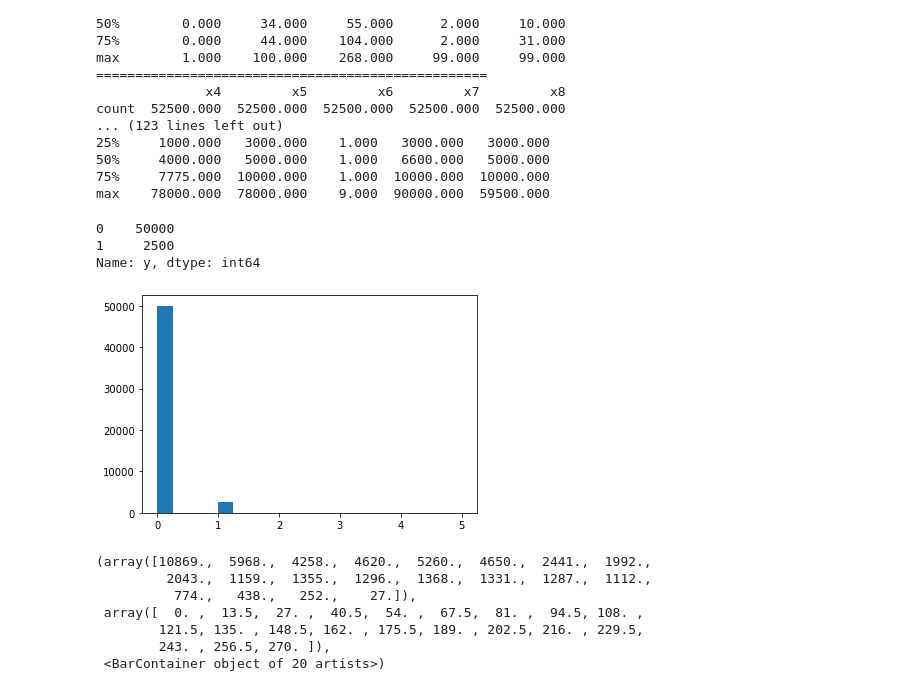
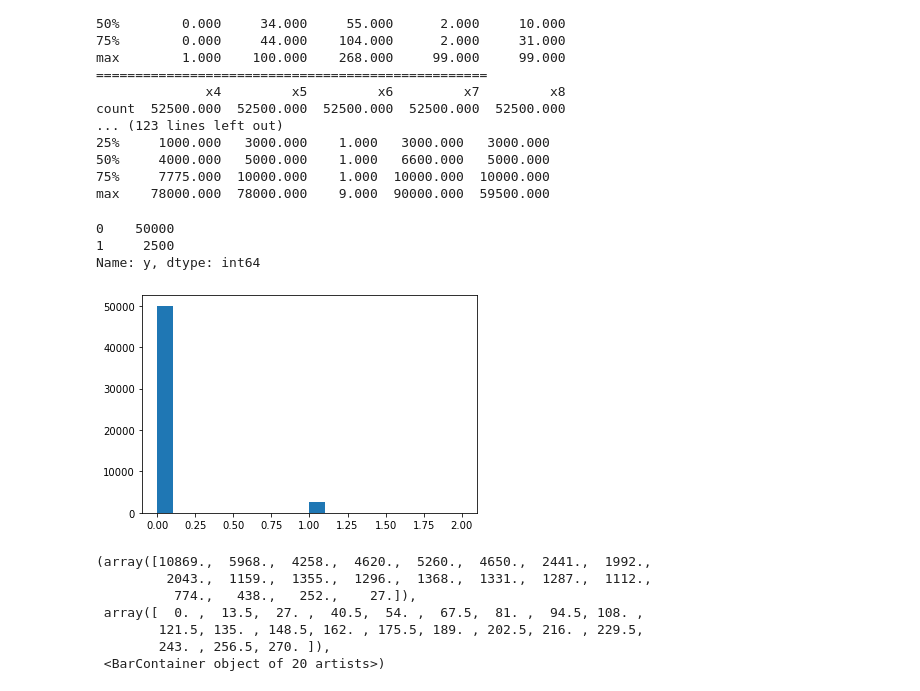
Before and after one commit to tk-tatsuro/data-science, a Jupyter notebook: bainary_classification/binary_classification.ipynb, the cells around one changed output. Drawn from its saved outputs; the diff is of its cells as text; code cells hidden in the pictures.

```diff
--- a/bainary_classification/binary_classification.ipynb
+++ b/bainary_classification/binary_classification.ipynb
@@ -313,8 +296,8 @@ max    78000.000  78000.000    9.000  90000.000  59500.000
 # %%
-plt.hist(df['y'], bins=20, range=(0,5))
+plt.hist(df['y'], bins=20, range=(0,2))
 df['y'].value_counts()
 # %% [output]
 0    50000
 1     2500
 Name: y, dtype: int64
-[figure, old version]
+[figure, new version]
```
Also changed, not shown: parts of 44 cells of this notebook.
